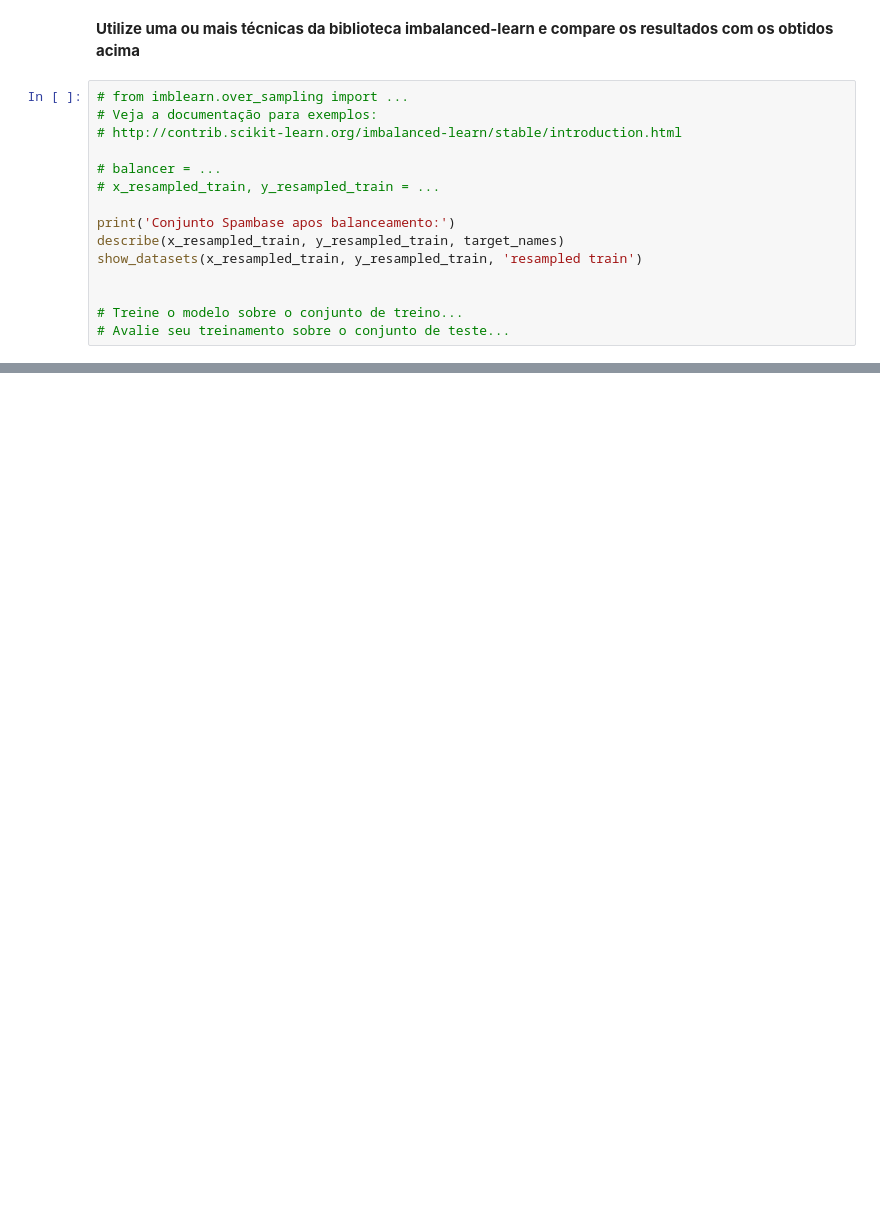
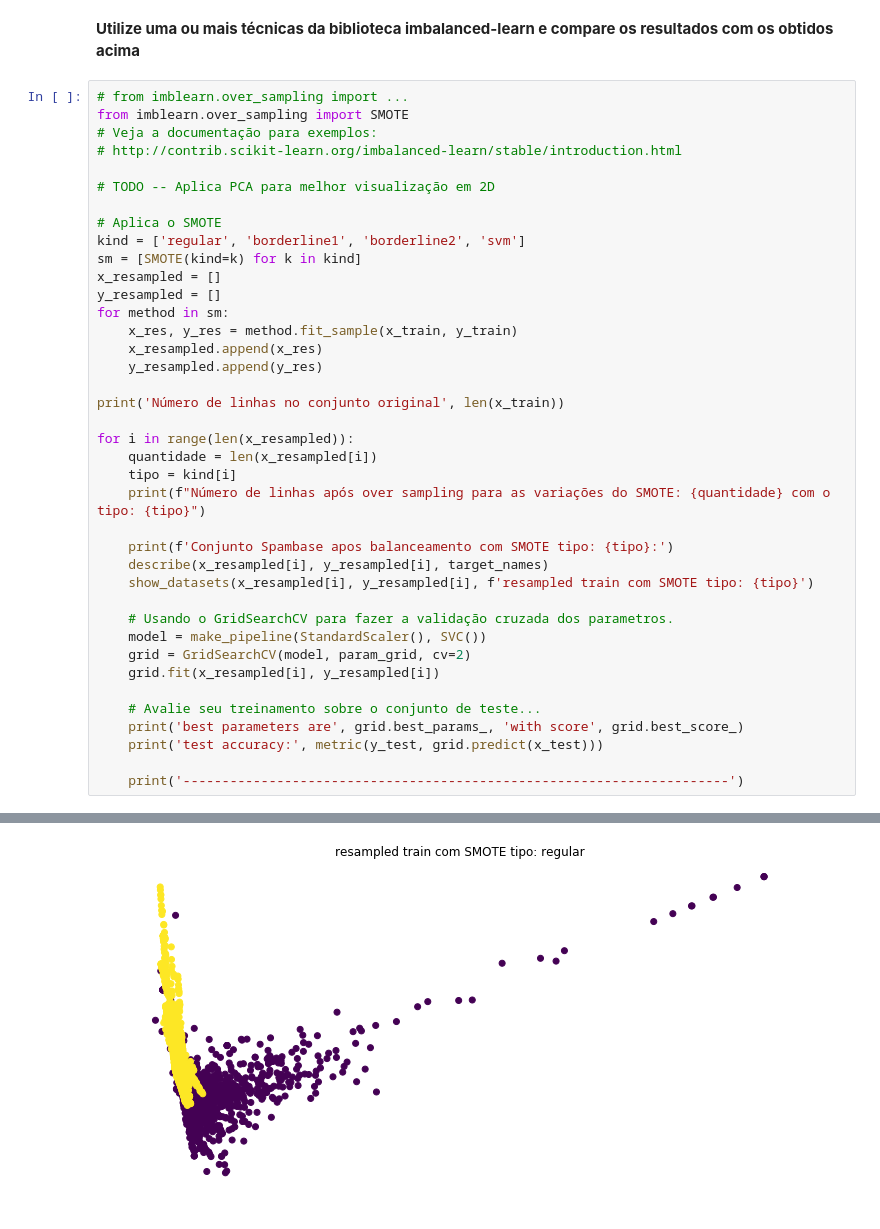
Before and after one commit to andersonrocha0/mineracao-dados-complexos-unicamp, a Jupyter notebook: INF-0616/Trabalho3/assignment-3.ipynb, the cells around one changed output, grey strips where cells are left out. Saved outputs shown, nothing was run; the diff lists cells and outputs as text; blank space fills up the shorter version.

```diff
--- a/INF-0616/Trabalho3/assignment-3.ipynb
+++ b/INF-0616/Trabalho3/assignment-3.ipynb
@@ -111,17 +145,42 @@ Dica: vários estimadores possuem regularizadores implementados internamente, ex
 # %% [markdown]
 **Utilize uma ou mais técnicas da biblioteca imbalanced-learn e compare os resultados com os obtidos acima**
-# %%
-# from imblearn.over_sampling import ...
-# Veja a documentação para exemplos:
-# http://contrib.scikit-learn.org/imbalanced-learn/stable/introduction.html
-
-# balancer = ...
-# x_resampled_train, y_resampled_train = ...
-
-print('Conjunto Spambase apos balanceamento:')
-describe(x_resampled_train, y_resampled_train, target_names)
-show_datasets(x_resampled_train, y_resampled_train, 'resampled train')
-
-
-# Treine o modelo sobre o conjunto de treino...
-# Avalie seu treinamento sobre o conjunto de teste...
+# %%
+# from imblearn.over_sampling import ...
+from imblearn.over_sampling import SMOTE
+# Veja a documentação para exemplos:
+# http://contrib.scikit-learn.org/imbalanced-learn/stable/introduction.html
+
+# TODO -- Aplica PCA para melhor visualização em 2D
+
+# Aplica o SMOTE
+kind = ['regular', 'borderline1', 'borderline2', 'svm']
+sm = [SMOTE(kind=k) for k in kind]
+x_resampled = []
+y_resampled = []
+for method in sm:
+    x_res, y_res = method.fit_sample(x_train, y_train)
+    x_resampled.append(x_res)
+    y_resampled.append(y_res)
+
+print('Número de linhas no conjunto original', len(x_train))
+
+for i in range(len(x_resampled)):
+    quantidade = len(x_resampled[i])
+    tipo = kind[i]
+    print(f"Número de linhas após over sampling para as variações do SMOTE: {quantidade} com o tipo: {tipo}")
+
+    print(f'Conjunto Spambase apos balanceamento com SMOTE tipo: {tipo}:')
+    describe(x_resampled[i], y_resampled[i], target_names)
+    show_datasets(x_resampled[i], y_resampled[i], f'resampled train com SMOTE tipo: {tipo}')
+
+    # Usando o GridSearchCV para fazer a validação cruzada dos parametros.
+    model = make_pipeline(StandardScaler(), SVC())
+    grid = GridSearchCV(model, param_grid, cv=2)
+    grid.fit(x_resampled[i], y_resampled[i])
+
+    # Avalie seu treinamento sobre o conjunto de teste...
+    print('best parameters are', grid.best_params_, 'with score', grid.best_score_)
+    print('test accuracy:', metric(y_test, grid.predict(x_test)))
+
+    print('----------------------------------------------------------------------')
+# %% [output]
@@ -127,0 +204 @@ show_datasets(x_resampled_train, y_resampled_train, 'resampled train')
+[figure, added]
```
Also changed, not shown: parts of 5 cells of this notebook.
